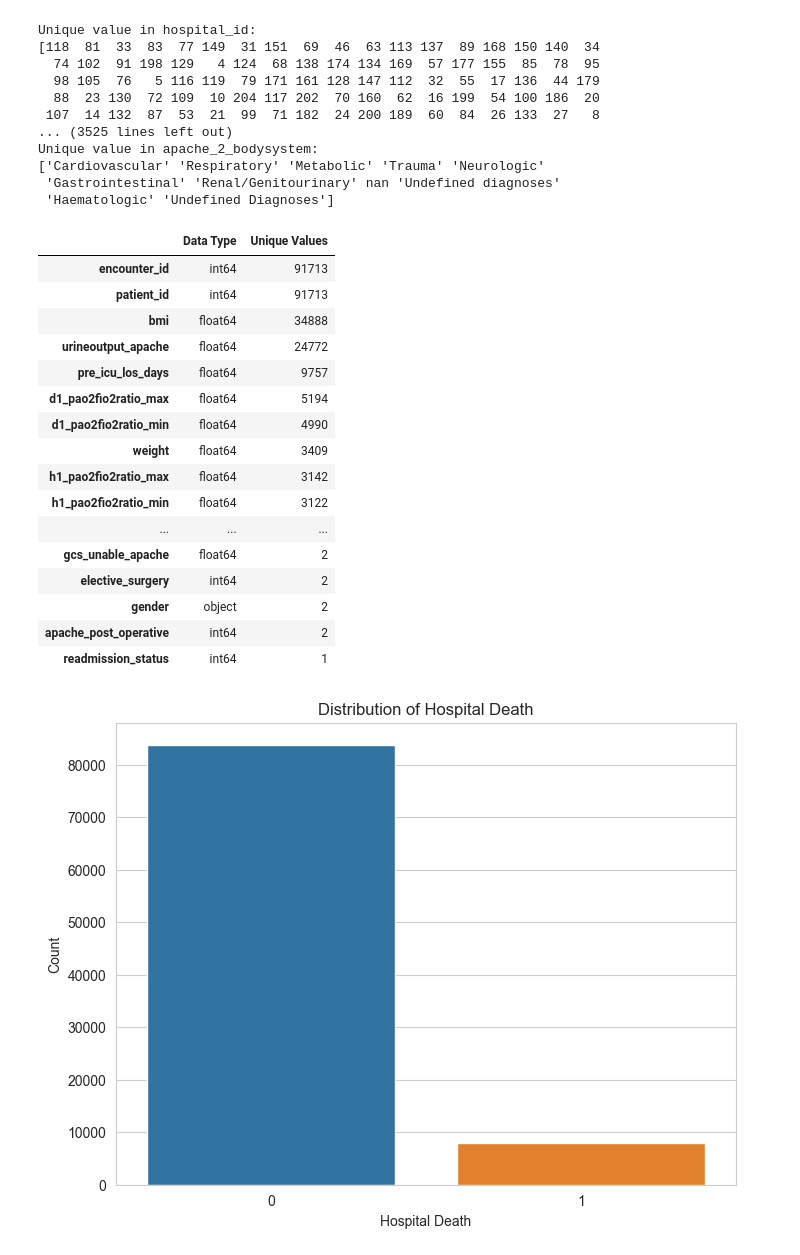
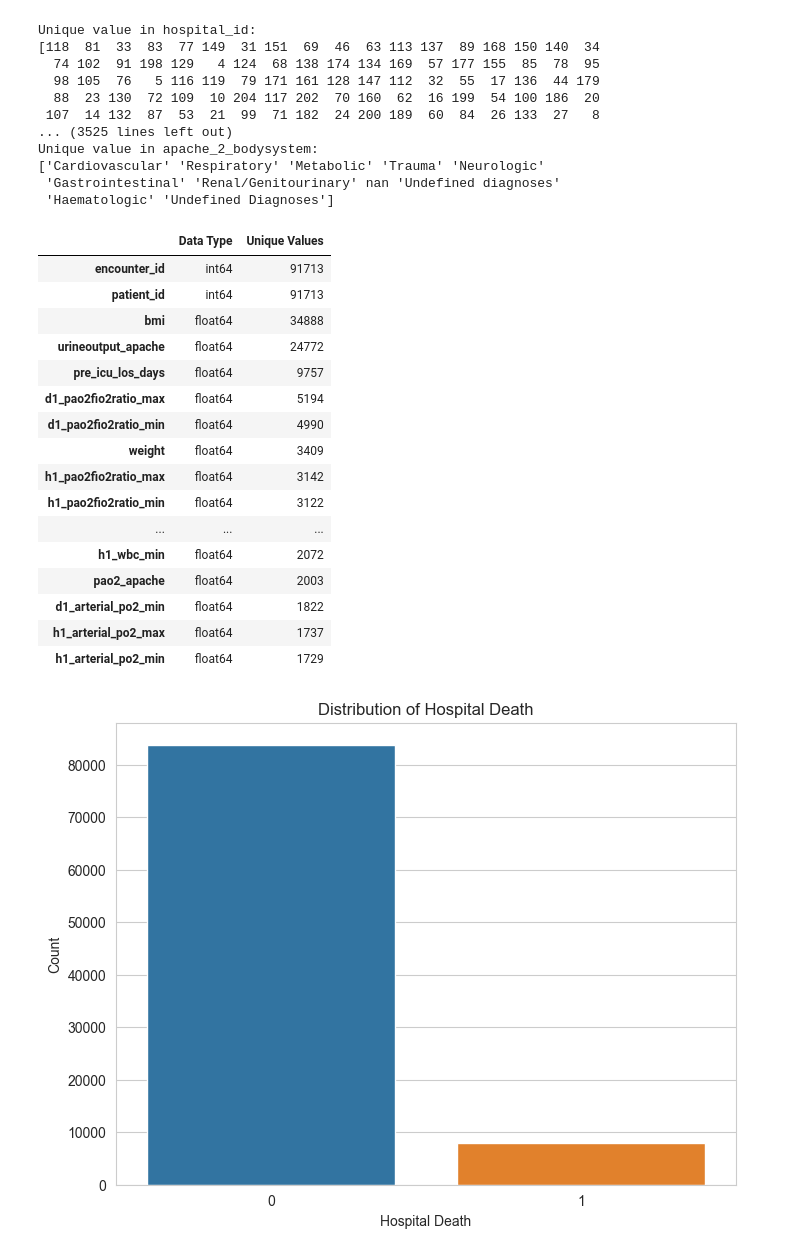
Before and after one commit to naren-garapati/Patient-Survival-Prediction, a Jupyter notebook: patient_survival_prediction.ipynb, the cells around one changed output. Drawn from its saved outputs; the diff is of its cells as text; code cells hidden in the pictures.

```diff
--- a/patient_survival_prediction.ipynb
+++ b/patient_survival_prediction.ipynb
@@ -125,31 +125,31 @@ Unique value in apache_2_bodysystem:
 # %%
 # there's a lot of data so let's try to quantify
 
 pd.set_option('display.max_rows', None)
 data_overview = pd.DataFrame({
     'Data Type': df.dtypes,
     'Unique Values': df.nunique(),
 })
 
-data_overview.sort_values('Unique Values', ascending= False)
+data_overview.sort_values('Unique Values', ascending= False).head(20)
 # %% [output]
 |  | Data Type | Unique Values |
 | encounter_id | int64 | 91713 |
 | patient_id | int64 | 91713 |
 | bmi | float64 | 34888 |
 | urineoutput_apache | float64 | 24772 |
 | pre_icu_los_days | float64 | 9757 |
 | d1_pao2fio2ratio_max | float64 | 5194 |
 | d1_pao2fio2ratio_min | float64 | 4990 |
 | weight | float64 | 3409 |
 | h1_pao2fio2ratio_max | float64 | 3142 |
 | h1_pao2fio2ratio_min | float64 | 3122 |
 | ... | ... | ... |
-| gcs_unable_apache | float64 | 2 |
-| elective_surgery | int64 | 2 |
-| gender | object | 2 |
-| apache_post_operative | int64 | 2 |
-| readmission_status | int64 | 1 |
+| h1_wbc_min | float64 | 2072 |
+| pao2_apache | float64 | 2003 |
+| d1_arterial_po2_min | float64 | 1822 |
+| h1_arterial_po2_max | float64 | 1737 |
+| h1_arterial_po2_min | float64 | 1729 |
 # %%
 # resetting how many rows can be displayed by a dataframe
 pd.reset_option('display.max_rows')
```
Also changed, not shown: parts of 8 cells of this notebook.
